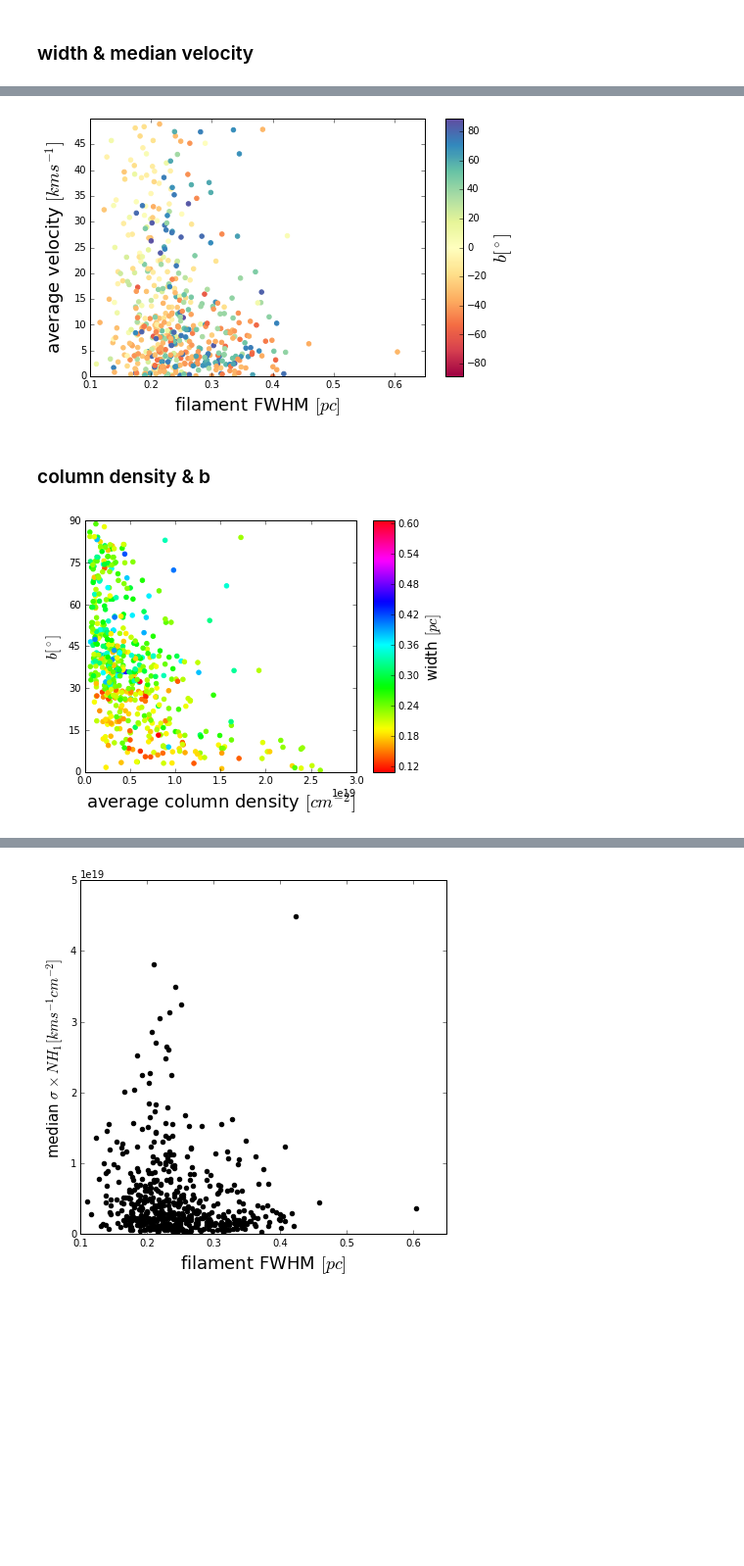
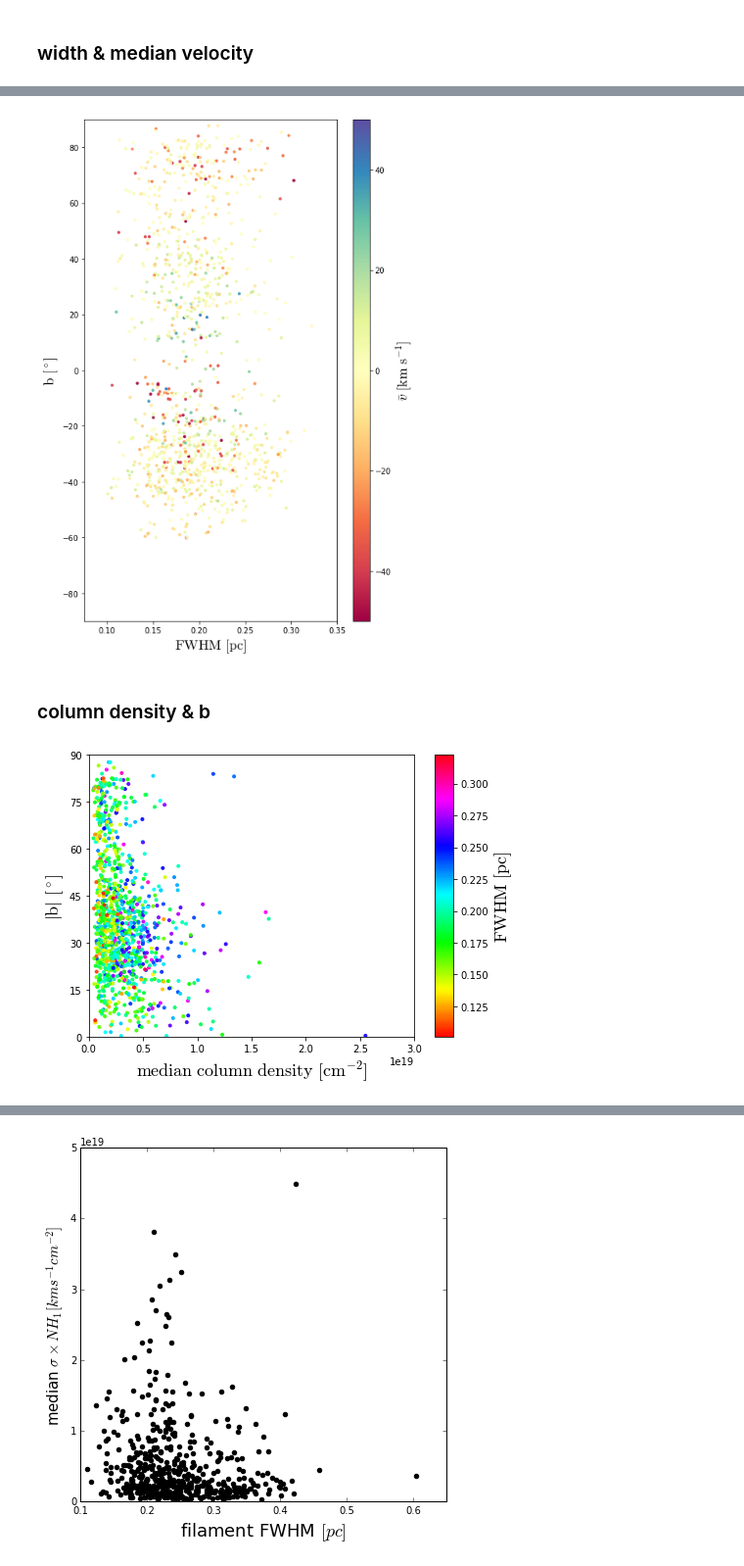
Before and after one commit to LLi1996/fil3d, a Jupyter notebook: examples/fourth_batch_all_prop_graphs.ipynb, the cells around one changed output, grey strips where cells are left out. Shown at 98% size. Cells and saved outputs as stored; diff of their text form; code cells hidden in the pictures; blank space fills up the shorter version.

```diff
--- a/examples/fourth_batch_all_prop_graphs.ipynb
+++ b/examples/fourth_batch_all_prop_graphs.ipynb
@@ -161,0 +63,3 @@ idx_16 = np.where(roundness > 0.015624015624015624)
+# %%
+data_file_path = '../../data_out/fourth_batch_all_prop.txt'
+data = np.loadtxt(data_file_path, delimiter=',')
@@ -161,0 +102,3 @@ idx_16 = np.where(roundness > 0.015624015624015624)
+# %%
+matplotlib.rcParams['mathtext.fontset'] = 'cm'
+matplotlib.rcParams.update({'font.size': 12})
@@ -382,27 +527,24 @@ fig_width_v_disp.savefig('../vis/all_sky_maps_fin/width_v_disp_median.pdf')
 # %%
-fig_width_median_v, ax = plt.subplots(nrows=1, ncols=1, figsize=(7,4.5))
-
-max_b = np.max(bs)
-ax.scatter(fwhm, abs(m1_median), c=bs,
-           norm=plt.Normalize(vmin=-max_b, vmax=max_b), marker='o', cmap='Spectral', edgecolors='face')
+fig_width_median_v, ax = plt.subplots(nrows=1, ncols=1, figsize=(7,10))
+max_v = np.max(np.abs(moment_1_means))
+ax.scatter(width_fits_raw, bs, marker='.', cmap='Spectral', alpha=.9,
+           c=moment_1_means, norm=plt.Normalize(vmin=-max_v, vmax=max_v))
 
 sm = plt.cm.ScalarMappable(cmap='Spectral',
-                           norm=plt.Normalize(vmin=-max_b, vmax=max_b))
+                           norm=plt.Normalize(vmin=-max_v, vmax=max_v))
 sm._A = []
-cbar = fig_width_median_v.colorbar(sm, ax=ax, aspect=15, shrink=1)
-cbar.set_label(r'$b [^\circ]$', fontsize=18)
+cbar = fig_width_median_v.colorbar(sm, ax=ax, aspect=30, shrink=1)
+cbar.set_label(r'$\barv\ \mathrm{[km\ s^{-1}]}$', fontsize=18)
 
-ax.set_xlabel(r'filament FWHM $[pc]$', fontsize=18)
-ax.set_ylabel(r'average velocity $[km s^{-1}]$', fontsize=18)
+ax.set_xlabel(r'$\mathrm{FWHM\ [pc]}$', fontsize=18)
+ax.set_ylabel(r'$\mathrm{b}\ [^\circ]$', fontsize=18)
 
-ax.set_ylim([0,50])
-ax.set_xlim([0.1, 0.65]) # consistent with histograms
+ax.set_ylim(-90, 90)
+ax.set_xlim([0.075, 0.35]) # consistent with histograms
 
-ax.set_yticks(np.arange(0, 50, 5))
-ax.set_xticks(np.arange(.1, .65, .1))
 
 fig_width_median_v.tight_layout()
 fig_width_median_v.show()
 # %% [output]
-[figure, old version]
+[figure, new version]
 # %%
@@ -410,18 +552,19 @@ fig_width_median_v.savefig('../vis/all_sky_maps_fin/width_median_v.pdf')
 # %% [markdown]
 ### column density & b
 # %%
-fig_column_d_b_abs, ax = plt.subplots(nrows=1, ncols=1, figsize=(6,4.5))
+fig_column_d_b_abs, ax = plt.subplots(nrows=1, ncols=1, figsize=(7,5))
 
-ax.scatter(column_d_median, np.abs(bs), c=fwhm, marker='o', cmap='hsv', edgecolors='face')
+ax.scatter(column_density_medians_raw, np.abs(bs), c=width_fits_raw,
+           marker='.', cmap='hsv', edgecolors='face', alpha=.9)
 
 sm = plt.cm.ScalarMappable(cmap='hsv',
-                           norm=plt.Normalize(vmin=min(fwhm), vmax=max(fwhm)))
+                           norm=plt.Normalize(vmin=min(width_fits_raw), vmax=max(width_fits_raw)))
 sm._A = []
-cbar = fig_column_d_b.colorbar(sm, ax=ax, aspect=12, shrink=1)
-cbar.set_label(r'width $[pc]$', fontsize=15)
+cbar = fig_column_d_b_abs.colorbar(sm, ax=ax, aspect=15, shrink=1)
+cbar.set_label(r'$\mathrm{FWHM\ [pc]}$', fontsize=18)
 
-ax.set_ylabel(r'$b [^\circ]$', fontsize=15)
-ax.set_xlabel(r'average column density $[cm^{-2}]$', fontsize=18)
+ax.set_ylabel(r'$\mathrm{|b|}\ [^\circ]$', fontsize=18)
+ax.set_xlabel(r'$\mathrm{median\ column\ density\ [cm^{-2}]}$', fontsize=18)
 
 ax.set_ylim([0, 90])
 ax.set_xlim([0, 3e19]) # consistent with histograms
@@ -431,6 +574,6 @@ ax.set_yticks(np.arange(0, 90.1, 15))
 fig_column_d_b_abs.tight_layout()
 fig_column_d_b_abs.show()
 # %% [output]
-[figure, old version]
+[figure, new version]
 # %%
 fig_column_d_b_abs.savefig('../vis/all_sky_maps_fin/column_density_b_abs.pdf')
```
Also changed, not shown: parts of 79 cells of this notebook, 5 other files.
